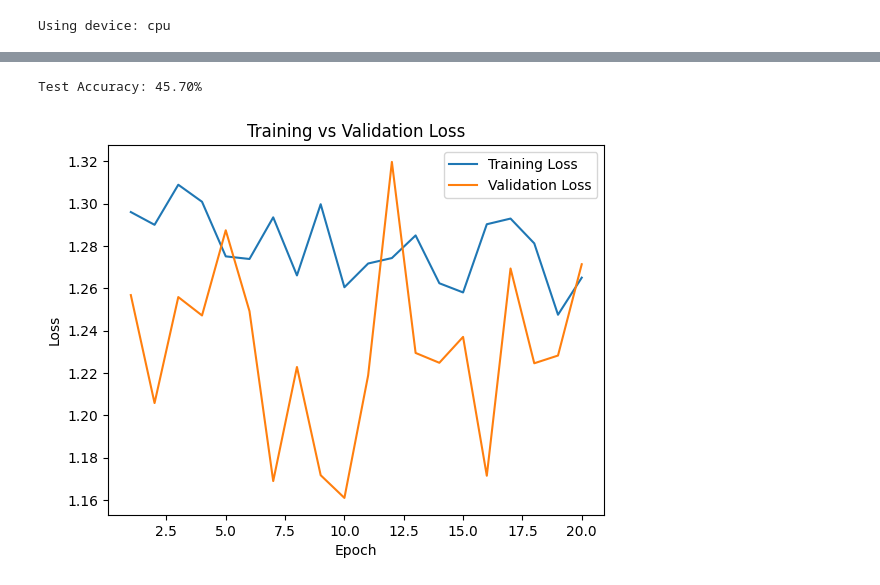
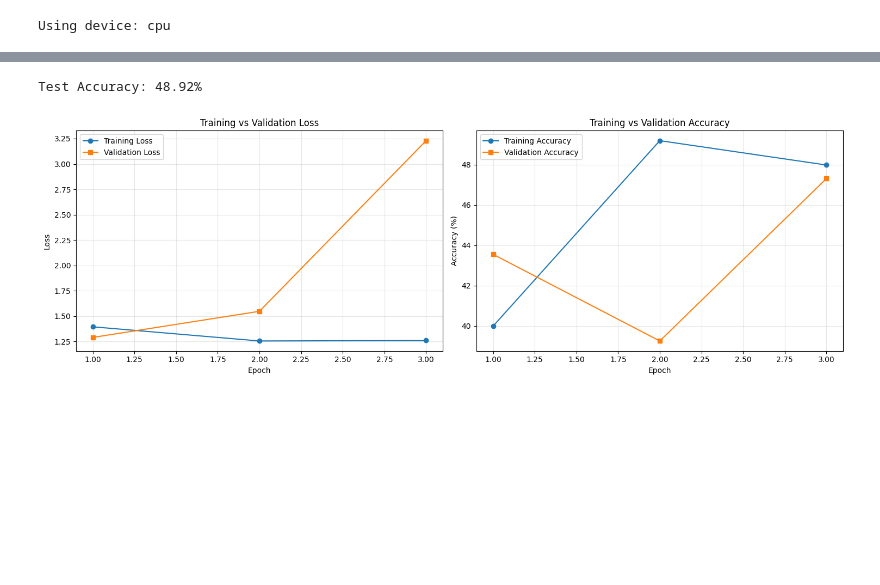
Before and after one commit to Mohammad-Aljafary/Campus-Classificaton, a Jupyter notebook: model.ipynb, the cells around one changed output, grey strips where cells are left out. Cells and saved outputs as stored; diff of their text form; code cells hidden in the pictures; blank space fills up the shorter version.

Commit message:
still taining the model

```diff
--- a/model.ipynb
+++ b/model.ipynb
@@ -81,12 +81,15 @@ val_loader = DataLoader(val_dataset, batch_size=32, shuffle=False, num_workers=0
 class CustomeResnet(nn.Module):
     def __init__(self, num_classes):
         super(CustomeResnet, self).__init__()
-        self.model = torchvision.models.resnet18(pretrained=True)
+        self.model = torchvision.models.resnet34(pretrained=True)
         in_features = self.model.fc.in_features
-
         self.model.fc = nn.Sequential(
-            nn.BatchNorm1d(in_features),
-            nn.Linear(in_features, num_classes)
+            nn.Dropout(0.3),
+            nn.Linear(in_features, in_features // 2),
+            nn.BatchNorm1d(in_features // 2),
+            nn.ReLU(),
+            nn.Dropout(0.3),
+            nn.Linear(in_features // 2, num_classes)
         )
 
     def forward(self, x):
@@ -112,7 +125,8 @@ Class weights: tensor([1.7302, 0.7294, 1.1022, 0.7750, 1.1717])
 # %%
-#Define optimizer and loss function
-optimizer = optim.Adam(model.parameters(), lr=0.0001)
+#Define optimizer and loss function with learning rate scheduler
+optimizer = optim.AdamW(model.parameters(), lr=0.001, weight_decay=1e-4)
 criterion = nn.CrossEntropyLoss(weight=class_weights)
+scheduler = optim.lr_scheduler.ReduceLROnPlateau(optimizer, mode='min', factor=0.5, patience=3)
 # %%
 # change the device to GPU if available
 device = torch.device("cuda" if torch.cuda.is_available() else "cpu")
@@ -214,32 +247,54 @@ Validation Accuracy: 45.70%, Validation Loss: 1.2714
 # %%
+from sklearn.metrics import confusion_matrix, classification_report
+
 # measure test accuracy
 model.load_state_dict(torch.load('best_model.pth'))
 model.eval()
 correct = 0
 total = 0
+all_preds = []
+all_labels = []
+
 with torch.no_grad():
     for images, labels in test_loader:
         images, labels = images.to(device), labels.to(device)
         outputs = model(images)
         _, predicted = torch.max(outputs.data, 1)
+        all_preds.extend(predicted.cpu().numpy())
+        all_labels.extend(labels.cpu().numpy())
         total += labels.size(0)
         correct += (predicted == labels).sum().item()
 
 test_accuracy = 100 * correct / total
 print(f'Test Accuracy: {test_accuracy:.2f}%')
 # %% [output]
-Test Accuracy: 45.70%
+Test Accuracy: 48.92%
 # %%
 import matplotlib.pyplot as plt
 
+fig, (ax1, ax2) = plt.subplots(1, 2, figsize=(15, 5))
+
 epochs = range(1, len(train_losses) + 1)
 
-plt.plot(epochs, train_losses, label="Training Loss")
-plt.plot(epochs, val_losses, label="Validation Loss")
-plt.xlabel("Epoch")
-plt.ylabel("Loss")
-plt.title("Training vs Validation Loss")
-plt.legend()
+# Plot losses
+ax1.plot(epochs, train_losses, label="Training Loss", marker='o')
+ax1.plot(epochs, val_losses, label="Validation Loss", marker='s')
+ax1.set_xlabel("Epoch")
+ax1.set_ylabel("Loss")
+ax1.set_title("Training vs Validation Loss")
+ax1.legend()
+ax1.grid(True, alpha=0.3)
+
+# Plot accuracies
+ax2.plot(epochs, train_accuracies, label="Training Accuracy", marker='o')
+ax2.plot(epochs, val_accuracies, label="Validation Accuracy", marker='s')
+ax2.set_xlabel("Epoch")
+ax2.set_ylabel("Accuracy (%)")
+ax2.set_title("Training vs Validation Accuracy")
+ax2.legend()
+ax2.grid(True, alpha=0.3)
+
+plt.tight_layout()
 plt.show()
 # %% [output]
-[figure, old version]
+[figure, new version]
```
Also changed, not shown: parts of 3 cells of this notebook, 1 other file.
